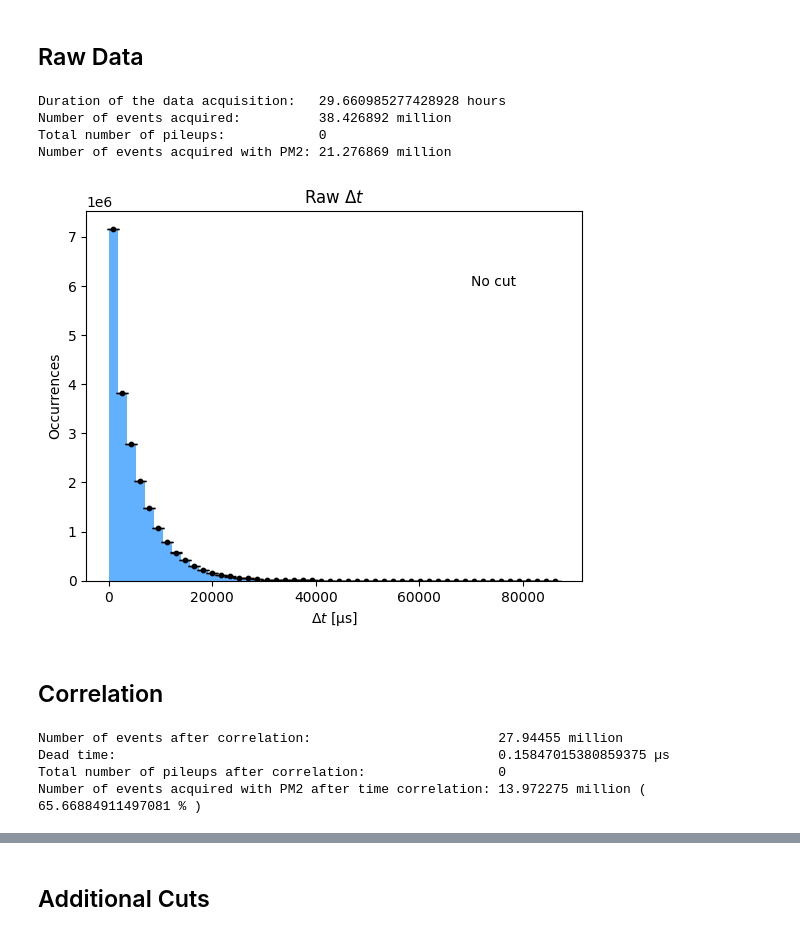
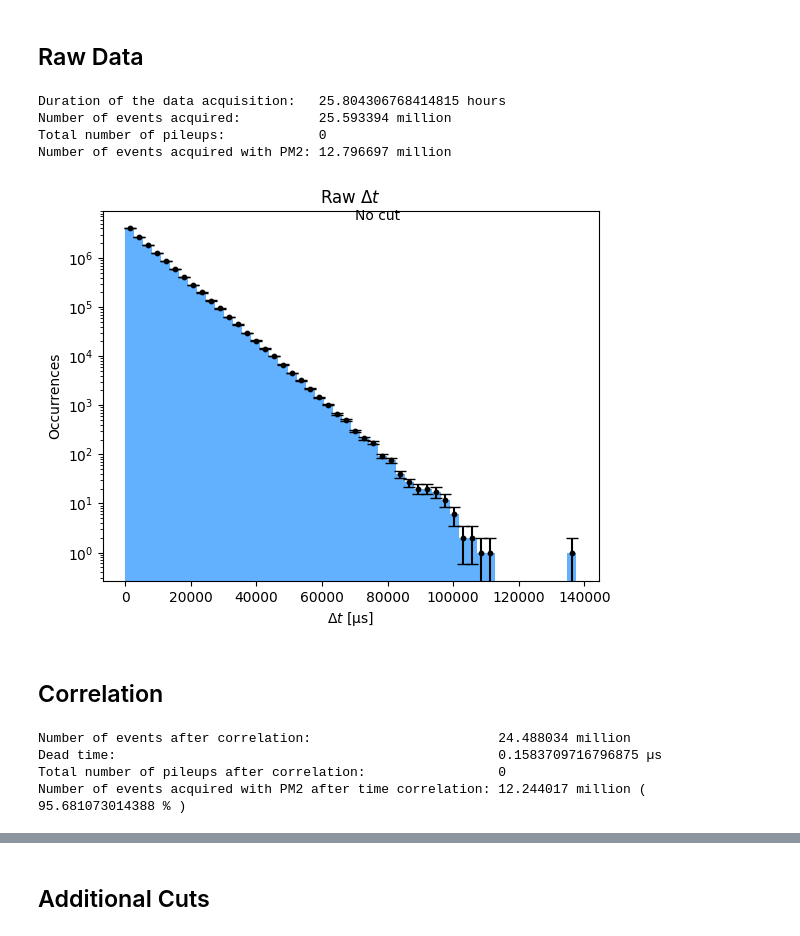
Before and after one commit to hindtaibi/BigMuoneXperiment, a Jupyter notebook: BigAnalysisFinal.ipynb, the cells around one changed output, grey strips where cells are left out. Drawn from its saved outputs; the diff is of its cells as text; code cells hidden in the pictures.

```diff
--- a/BigAnalysisFinal.ipynb
+++ b/BigAnalysisFinal.ipynb
@@ -18,7 +18,7 @@ warnings.filterwarnings('ignore')
 # %%
 #Reading the variables
 
-input_path = "../data/bigdata_CFD_23092024_0001.root"
+input_path = "../data/bigdata_CFD_26092024_0001.root"
 with ur.open(input_path) as file:
     outTree = file["DataTree"]
     label = outTree["label"].array(library = "np")
@@ -31,30 +31,31 @@ print("Number of events acquired:         ", len(label)/10**6, "million")
 print("Total number of pileups:           ", len(pileup[pileup == True]))
 print("Number of events acquired with PM2:", len(label[label == 2])/10**6, "million")
 # %% [output]
-Duration of the data acquisition:   29.660985277428928 hours
-Number of events acquired:          38.426892 million
+Duration of the data acquisition:   25.804306768414815 hours
+Number of events acquired:          25.593394 million
 Total number of pileups:            0
-Number of events acquired with PM2: 21.276869 million
+Number of events acquired with PM2: 12.796697 million
 # %%
 #Raw dt (with PM2)
 
 dt2_raw = time[label == 2][1:] - time[label == 2][:-1]
 
 hist = np.histogram(dt2_raw, bins = 50)
 x = hist[1][1:]-(hist[1][1]-hist[1][0])/2
 y = hist[0]
 y_err = np.sqrt(y)
 plt.figure()
 plt.hist(dt2_raw, bins = 50, color='dodgerblue', alpha = 0.7)
 plt.errorbar(x, y, yerr = y_err, linestyle = 'None', fmt='-', capsize=4, c='k')
 plt.scatter(x, y, c='k', s=10)
 plt.text(70000, 6e6, 'No cut')
 plt.xlabel('$\Delta t$ [µs]')
 plt.ylabel('Occurrences')
 plt.title('Raw $\Delta t$')
+plt.yscale('log')
 plt.show()
 # %% [output]
-[figure, old version]
+[figure, new version]
 # %% [markdown]
 ## Correlation
 # %%
@@ -84,10 +85,10 @@ print("Dead time:                                                ", min(dt2), "
 print("Total number of pileups after correlation:                ", len(p[p == True]))
 print("Number of events acquired with PM2 after time correlation:", len(l[l == 2])/10**6, "million (", len(l[l == 2])*100/len(label[label == 2]), "% )")
 # %% [output]
-Number of events after correlation:                        27.94455 million
-Dead time:                                                 0.15847015380859375 µs
+Number of events after correlation:                        24.488034 million
+Dead time:                                                 0.1583709716796875 µs
 Total number of pileups after correlation:                 0
-Number of events acquired with PM2 after time correlation: 13.972275 million ( 65.66884911497081 % )
+Number of events acquired with PM2 after time correlation: 12.244017 million ( 95.681073014388 % )
 # %%
 #Energy Correlation
 
```
Also changed, not shown: parts of 6 cells of this notebook, 3 other files.
